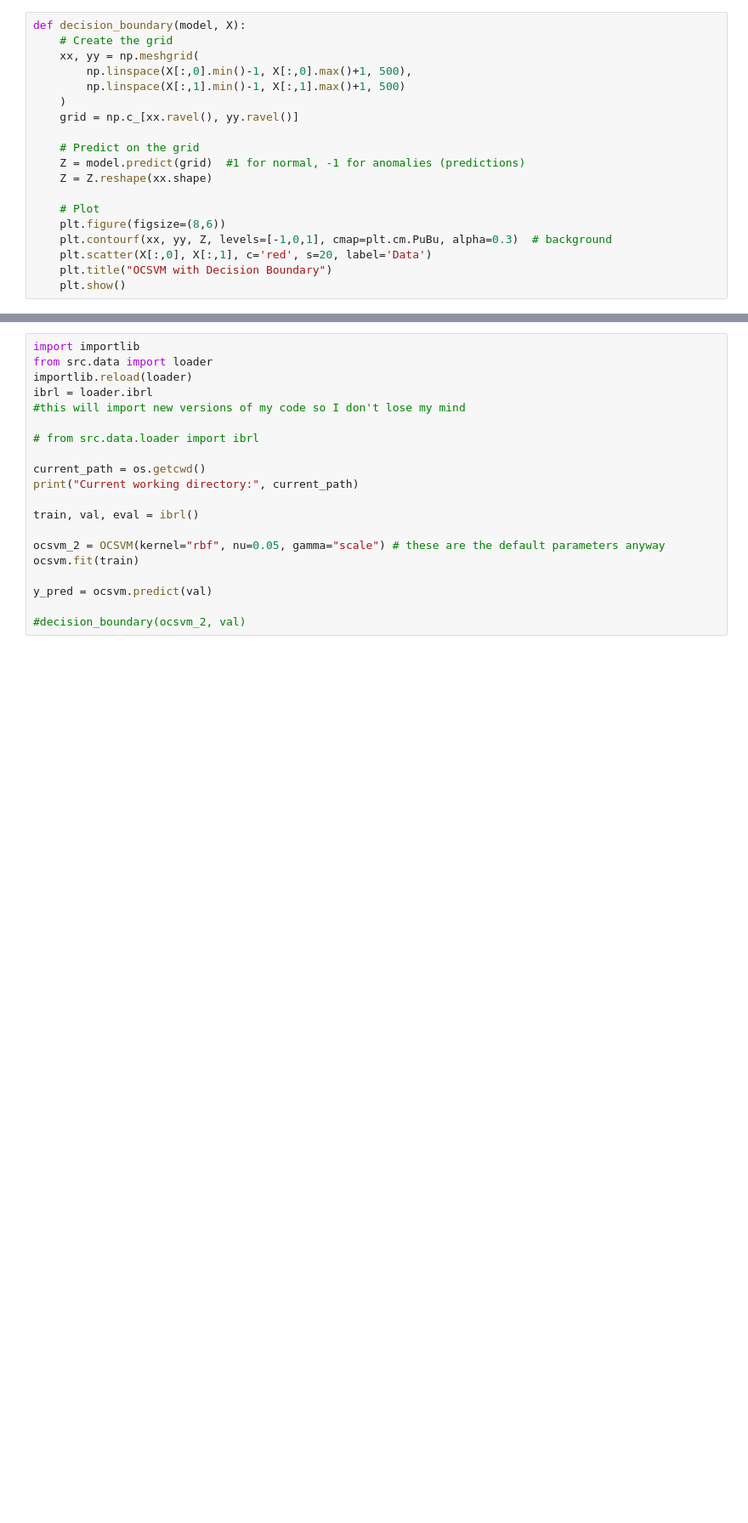
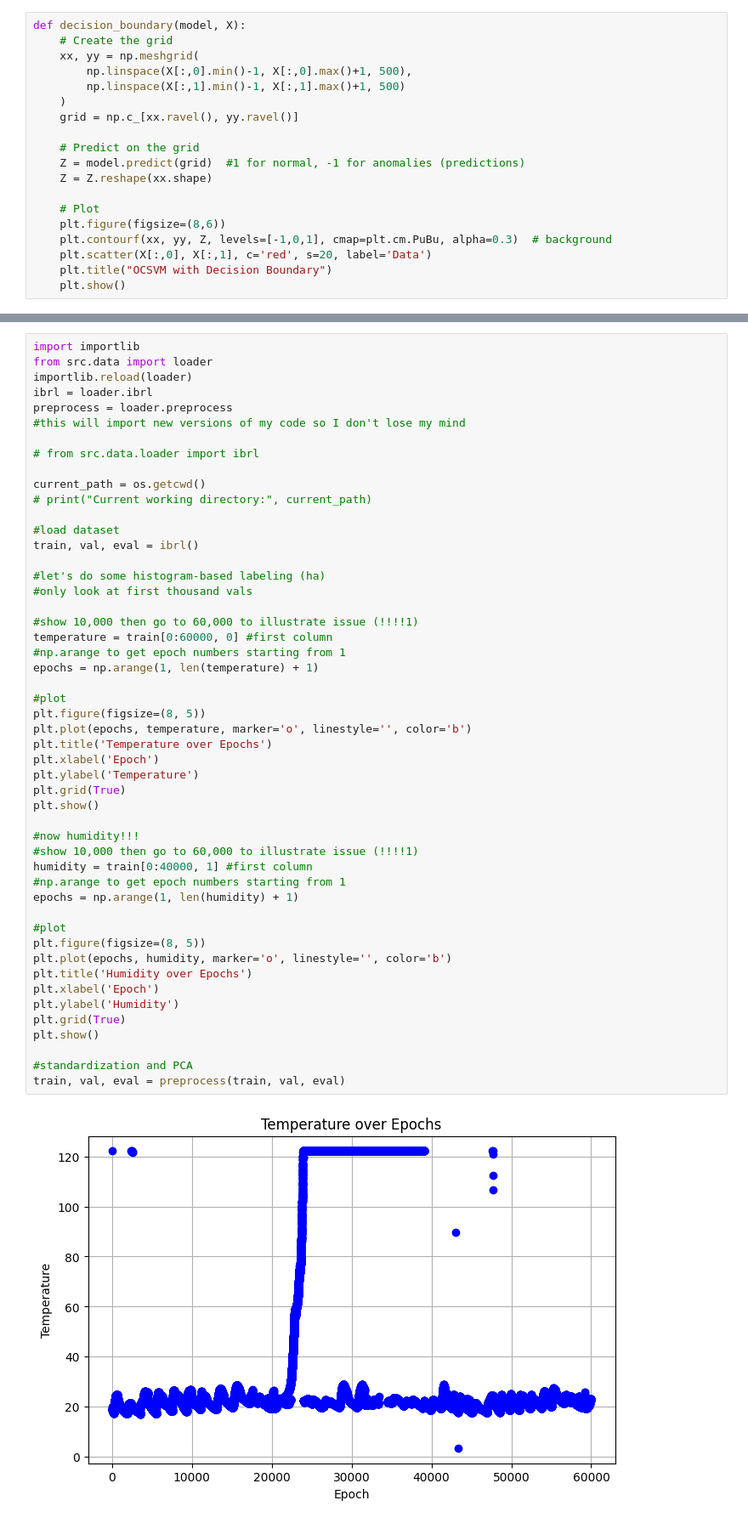
Before and after one commit to graceannmad/TCDcapstone-SVM, a Jupyter notebook: notebooks/run_library_svm.ipynb, the cells around one changed output, grey strips where cells are left out. Shown at 85% size. Saved outputs shown, nothing was run; the diff lists cells and outputs as text; blank space fills up the shorter version.

Commit message:
Lots of new images generated for my report.

```diff
--- a/notebooks/run_library_svm.ipynb
+++ b/notebooks/run_library_svm.ipynb
@@ -121,21 +118,52 @@ def decision_boundary(model, X):
 # %%
 import importlib
 from src.data import loader
 importlib.reload(loader)
 ibrl = loader.ibrl
+preprocess = loader.preprocess
 #this will import new versions of my code so I don't lose my mind
 
 # from src.data.loader import ibrl
 
 current_path = os.getcwd()
-print("Current working directory:", current_path)
+# print("Current working directory:", current_path)
 
+#load dataset
 train, val, eval = ibrl()
 
-ocsvm_2 = OCSVM(kernel="rbf", nu=0.05, gamma="scale") # these are the default parameters anyway
-ocsvm.fit(train)
+#let's do some histogram-based labeling (ha)
+#only look at first thousand vals
 
-y_pred = ocsvm.predict(val)
+#show 10,000 then go to 60,000 to illustrate issue (!!!!1)
+temperature = train[0:60000, 0] #first column
+#np.arange to get epoch numbers starting from 1
+epochs = np.arange(1, len(temperature) + 1)
 
-#decision_boundary(ocsvm_2, val)
+#plot
+plt.figure(figsize=(8, 5))
+plt.plot(epochs, temperature, marker='o', linestyle='', color='b')
+plt.title('Temperature over Epochs')
+plt.xlabel('Epoch')
+plt.ylabel('Temperature')
+plt.grid(True)
+plt.show()
+
+#now humidity!!!
+#show 10,000 then go to 60,000 to illustrate issue (!!!!1)
+humidity = train[0:40000, 1] #first column
+#np.arange to get epoch numbers starting from 1
+epochs = np.arange(1, len(humidity) + 1)
+
+#plot
+plt.figure(figsize=(8, 5))
+plt.plot(epochs, humidity, marker='o', linestyle='', color='b')
+plt.title('Humidity over Epochs')
+plt.xlabel('Epoch')
+plt.ylabel('Humidity')
+plt.grid(True)
+plt.show()
+
+#standardization and PCA
+train, val, eval = preprocess(train, val, eval)
 # %% [output]
+[figure, added]
```
Also changed, not shown: parts of 5 cells of this notebook, 12 other files.
